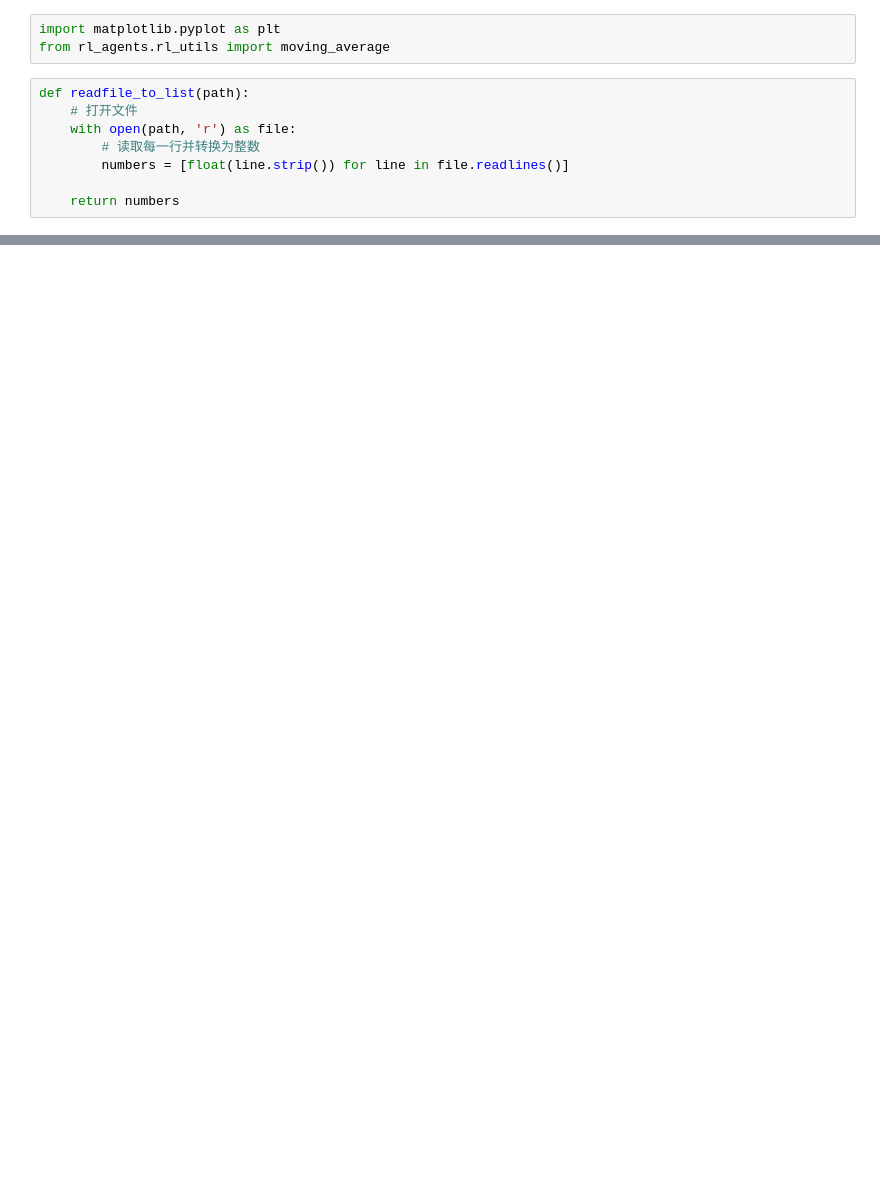
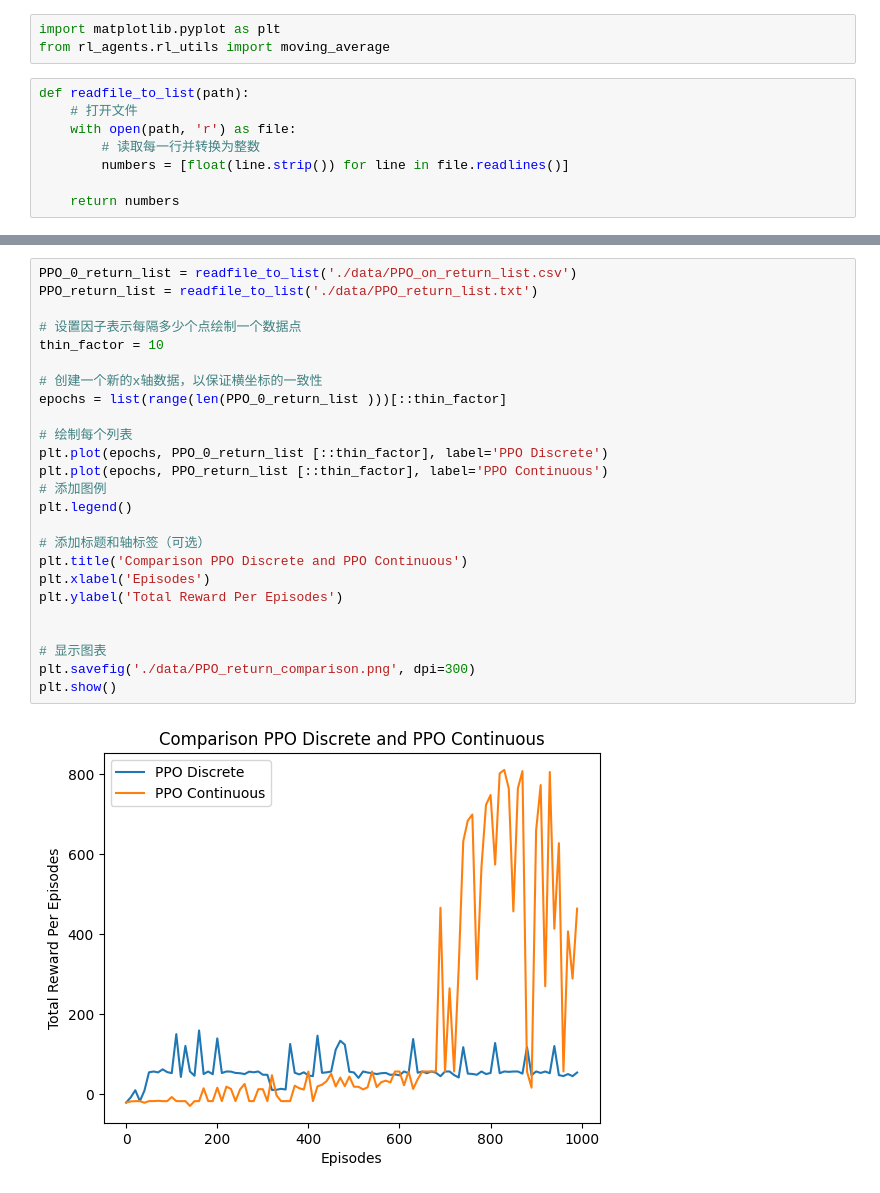
Before and after one commit to NoahF1205/DRL_for_Car_Racing_Game, a Jupyter notebook: figure.ipynb, the cells around one changed output, grey strips where cells are left out. Drawn from its saved outputs; the diff is of its cells as text; blank space fills up the shorter version.

```diff
--- a/figure.ipynb
+++ b/figure.ipynb
@@ -12,3 +43,30 @@ def readfile_to_list(path):
+# %%
+PPO_0_return_list = readfile_to_list('./data/PPO_on_return_list.csv')
+PPO_return_list = readfile_to_list('./data/PPO_return_list.txt')
+
+# 设置因子表示每隔多少个点绘制一个数据点
+thin_factor = 10
+
+# 创建一个新的x轴数据，以保证横坐标的一致性
+epochs = list(range(len(PPO_0_return_list )))[::thin_factor]
+
+# 绘制每个列表
+plt.plot(epochs, PPO_0_return_list [::thin_factor], label='PPO Discrete')
+plt.plot(epochs, PPO_return_list [::thin_factor], label='PPO Continuous')
+# 添加图例
+plt.legend()
+
+# 添加标题和轴标签（可选）
+plt.title('Comparison PPO Discrete and PPO Continuous')
+plt.xlabel('Episodes')
+plt.ylabel('Total Reward Per Episodes')
+
+
+# 显示图表
+plt.savefig('./data/PPO_return_comparison.png', dpi=300)
+plt.show()
+# %% [output]
+[figure, added]
 # %%
 AC_return_list = readfile_to_list('./data/AC_return_list.txt')
 DQN_return_list = readfile_to_list('./data/DQN_return_list.csv')
```
Also changed, not shown: parts of 5 cells of this notebook, 1 other file.
